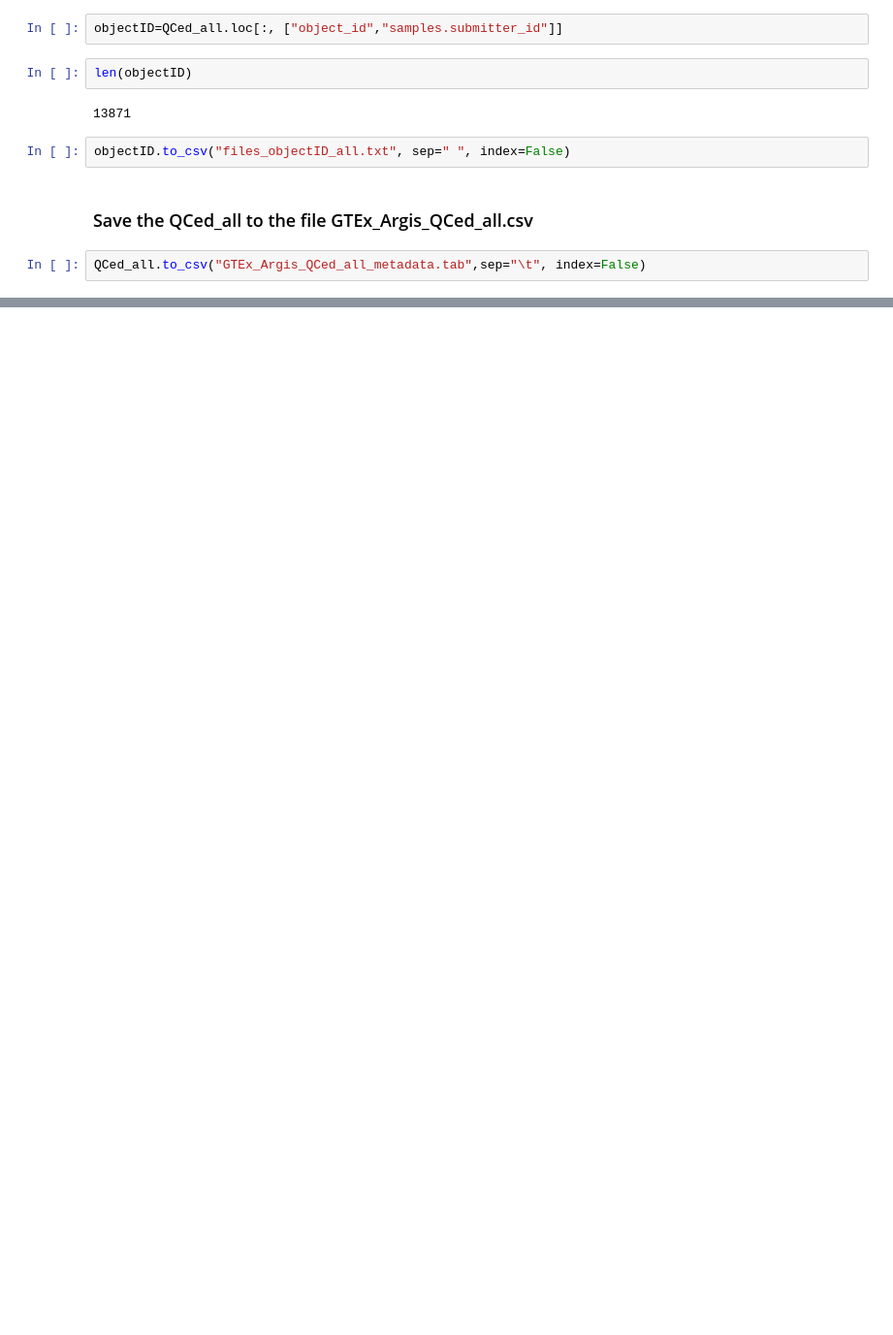
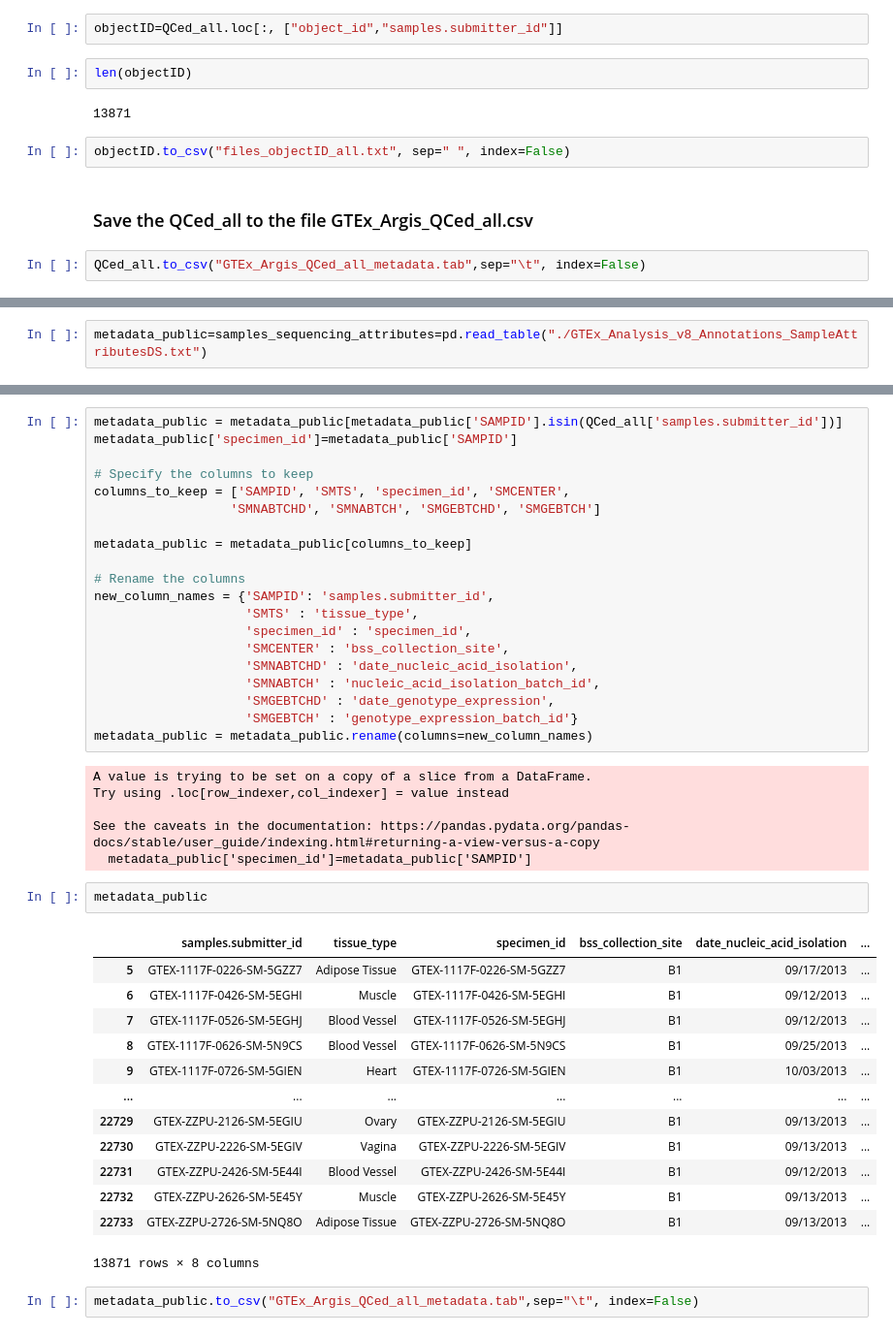
Before and after one commit to dianalabgr/GTEx_microbiome_analysis, a Jupyter notebook: code/QC_samples_subjects/QC_GTEx_Samples_Github.ipynb, the cells around one changed output, grey strips where cells are left out. Shown: that part at 97% size. Drawn from its saved outputs; the diff is of its cells as text; blank space fills up the shorter version.

```diff
--- a/code/QC_samples_subjects/QC_GTEx_Samples_Github.ipynb
+++ b/code/QC_samples_subjects/QC_GTEx_Samples_Github.ipynb
@@ -618,0 +622,2 @@ QCed_heart["samples.submitter_id"].to_csv("GTEx_Heart_QCed_sampleID.csv", sep=",
+# %%
+metadata_public=samples_sequencing_attributes=pd.read_table("./GTEx_Analysis_v8_Annotations_SampleAttributesDS.txt")
@@ -618,0 +641,44 @@ QCed_heart["samples.submitter_id"].to_csv("GTEx_Heart_QCed_sampleID.csv", sep=",
+# %%
+metadata_public = metadata_public[metadata_public['SAMPID'].isin(QCed_all['samples.submitter_id'])]
+metadata_public['specimen_id']=metadata_public['SAMPID']
+
+# Specify the columns to keep
+columns_to_keep = ['SAMPID', 'SMTS', 'specimen_id', 'SMCENTER',
+                  'SMNABTCHD', 'SMNABTCH', 'SMGEBTCHD', 'SMGEBTCH']
+
+metadata_public = metadata_public[columns_to_keep]
+
+# Rename the columns
+new_column_names = {'SAMPID': 'samples.submitter_id',
+                    'SMTS' : 'tissue_type',
+                    'specimen_id' : 'specimen_id',
+                    'SMCENTER' : 'bss_collection_site',
+                    'SMNABTCHD' : 'date_nucleic_acid_isolation',
+                    'SMNABTCH' : 'nucleic_acid_isolation_batch_id',
+                    'SMGEBTCHD' : 'date_genotype_expression',
+                    'SMGEBTCH' : 'genotype_expression_batch_id'}
+metadata_public = metadata_public.rename(columns=new_column_names)
+# %% [output]
+A value is trying to be set on a copy of a slice from a DataFrame.
+Try using .loc[row_indexer,col_indexer] = value instead
+
+See the caveats in the documentation: https://pandas.pydata.org/pandas-docs/stable/user_guide/indexing.html#returning-a-view-versus-a-copy
+  metadata_public['specimen_id']=metadata_public['SAMPID']
+# %%
+metadata_public
+# %% [output]
+|  | samples.submitter_id | tissue_type | specimen_id | bss_collection_site | date_nucleic_acid_isolation | ... |
+| 5 | GTEX-1117F-0226-SM-5GZZ7 | Adipose Tissue | GTEX-1117F-0226-SM-5GZZ7 | B1 | 09/17/2013 | ... |
+| 6 | GTEX-1117F-0426-SM-5EGHI | Muscle | GTEX-1117F-0426-SM-5EGHI | B1 | 09/12/2013 | ... |
+| 7 | GTEX-1117F-0526-SM-5EGHJ | Blood Vessel | GTEX-1117F-0526-SM-5EGHJ | B1 | 09/12/2013 | ... |
+| 8 | GTEX-1117F-0626-SM-5N9CS | Blood Vessel | GTEX-1117F-0626-SM-5N9CS | B1 | 09/25/2013 | ... |
+| 9 | GTEX-1117F-0726-SM-5GIEN | Heart | GTEX-1117F-0726-SM-5GIEN | B1 | 10/03/2013 | ... |
+| ... | ... | ... | ... | ... | ... | ... |
+| 22729 | GTEX-ZZPU-2126-SM-5EGIU | Ovary | GTEX-ZZPU-2126-SM-5EGIU | B1 | 09/13/2013 | ... |
+| 22730 | GTEX-ZZPU-2226-SM-5EGIV | Vagina | GTEX-ZZPU-2226-SM-5EGIV | B1 | 09/13/2013 | ... |
+| 22731 | GTEX-ZZPU-2426-SM-5E44I | Blood Vessel | GTEX-ZZPU-2426-SM-5E44I | B1 | 09/12/2013 | ... |
+| 22732 | GTEX-ZZPU-2626-SM-5E45Y | Muscle | GTEX-ZZPU-2626-SM-5E45Y | B1 | 09/13/2013 | ... |
+| 22733 | GTEX-ZZPU-2726-SM-5NQ8O | Adipose Tissue | GTEX-ZZPU-2726-SM-5NQ8O | B1 | 09/13/2013 | ... |
+13871 rows × 8 columns
+# %%
+metadata_public.to_csv("GTEx_Argis_QCed_all_metadata.tab",sep="\t", index=False)
```
Also changed, not shown: parts of 6 cells of this notebook.
